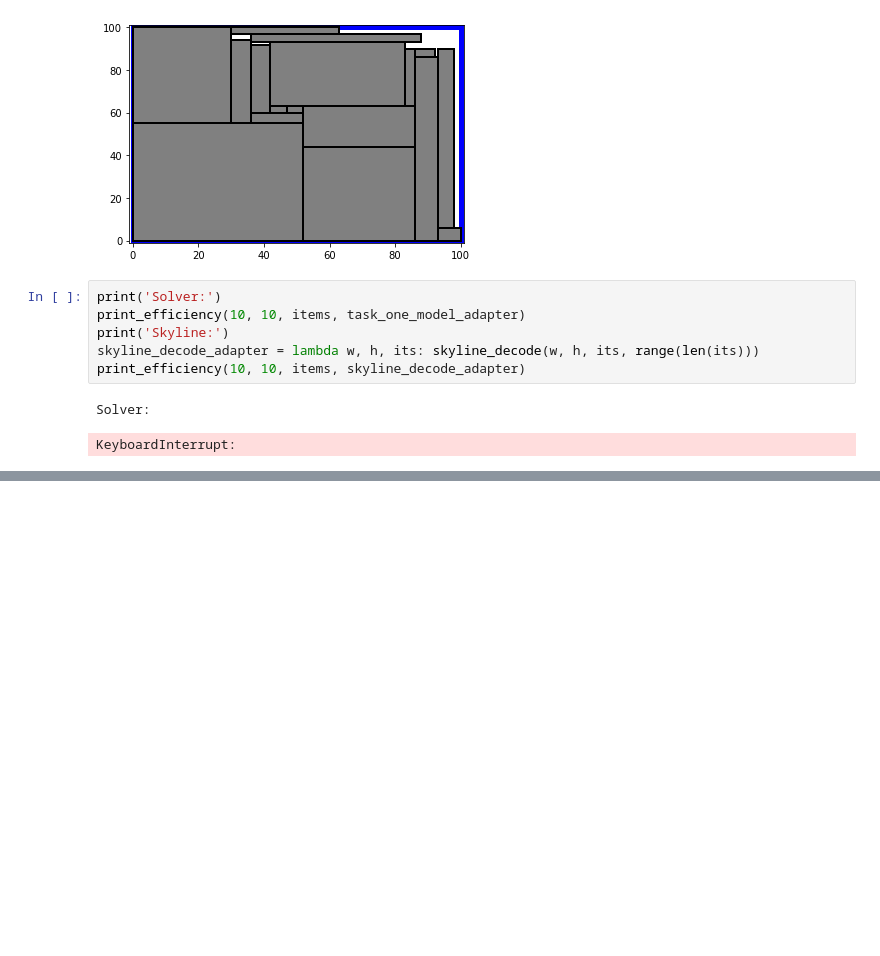
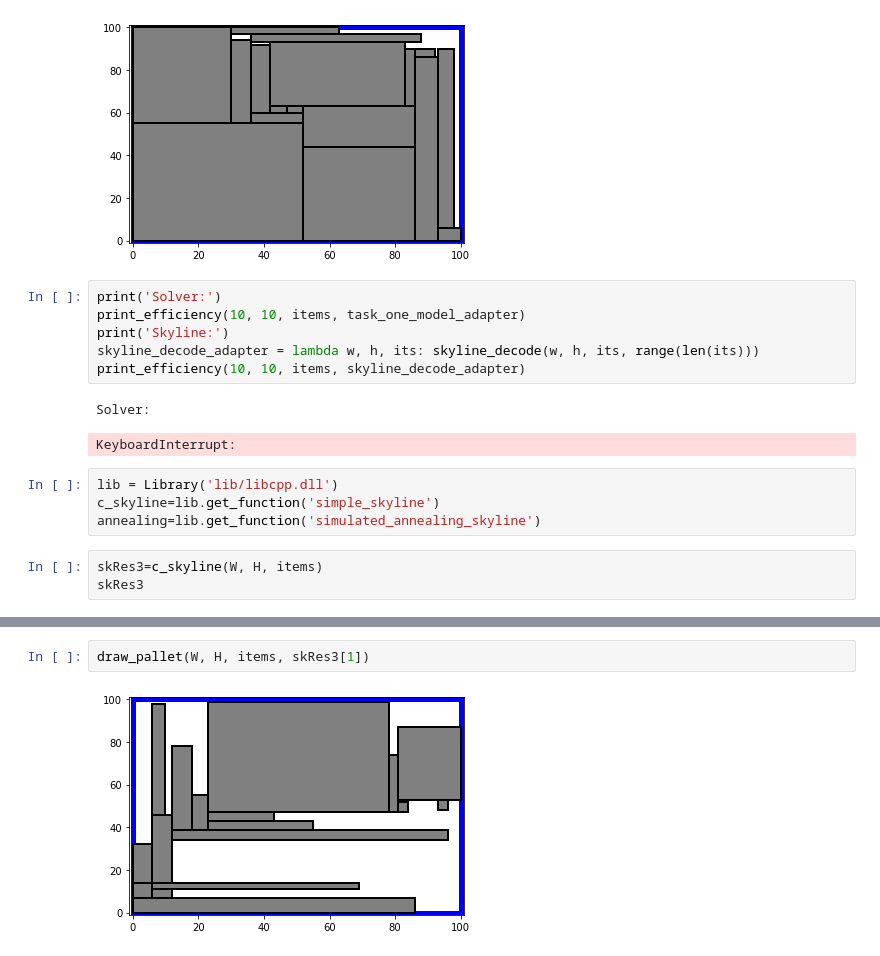
Before and after one commit to yad439/pallet-packing, a Jupyter notebook: yuskov.ipynb, the cells around one changed output, grey strips where cells are left out. Cells and saved outputs as stored; diff of their text form; blank space fills up the shorter version.

```diff
--- a/yuskov.ipynb
+++ b/yuskov.ipynb
@@ -140,3 +141,10 @@ print_efficiency(10, 10, items, skyline_decode_adapter)
 # %% [output]
 Solver:
 KeyboardInterrupt:
+# %%
+lib = Library('lib/libcpp.dll')
+c_skyline=lib.get_function('simple_skyline')
+annealing=lib.get_function('simulated_annealing_skyline')
+# %%
+skRes3=c_skyline(W, H, items)
+skRes3
@@ -142,0 +169,4 @@ KeyboardInterrupt:
+# %%
+draw_pallet(W, H, items, skRes3[1])
+# %% [output]
+[figure, added]
```
Also changed, not shown: parts of 4 cells of this notebook, 8 other files.
